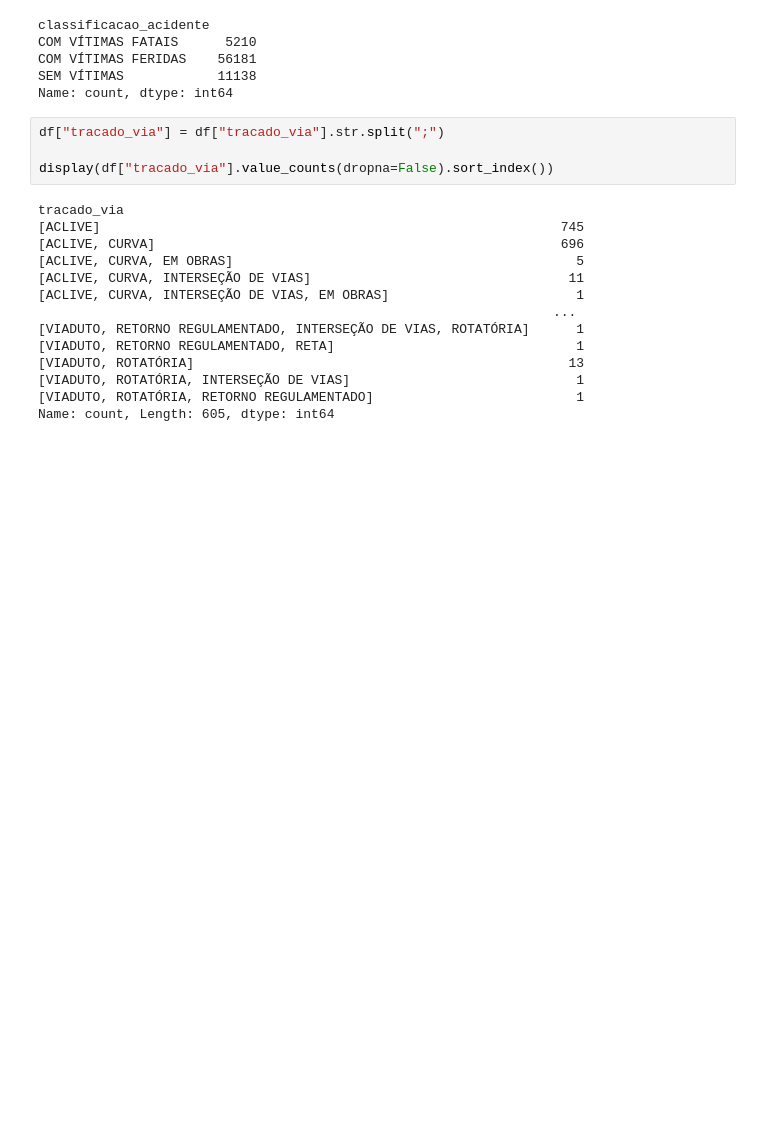
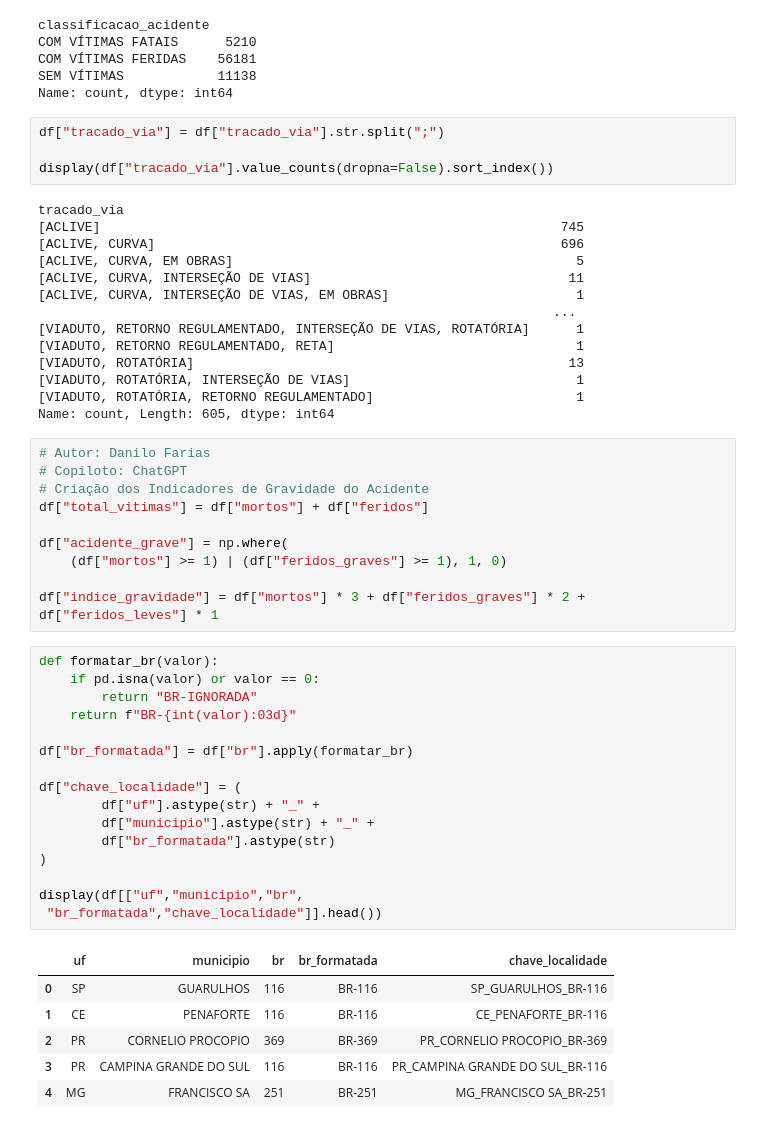
Before and after one commit to marjunior182/FAP-2026-AnaliseDados, a Jupyter notebook: notebook/modulo04.ipynb, the cells around one changed output. Drawn from its saved outputs; the diff is of its cells as text; blank space fills up the shorter version.

```diff
--- a/notebook/modulo04.ipynb
+++ b/notebook/modulo04.ipynb
@@ -492,3 +492,36 @@ tracado_via
 [VIADUTO, ROTATÓRIA, INTERSEÇÃO DE VIAS]                             1
 [VIADUTO, ROTATÓRIA, RETORNO REGULAMENTADO]                          1
 Name: count, Length: 605, dtype: int64
+# %%
+# Autor: Danilo Farias
+# Copiloto: ChatGPT
+# Criação dos Indicadores de Gravidade do Acidente
+df["total_vitimas"] = df["mortos"] + df["feridos"]
+
+df["acidente_grave"] = np.where(
+    (df["mortos"] >= 1) | (df["feridos_graves"] >= 1), 1, 0)
+
+df["indice_gravidade"] = df["mortos"] * 3 + df["feridos_graves"] * 2 + df["feridos_leves"] * 1
+# %%
+def formatar_br(valor):
+    if pd.isna(valor) or valor == 0:
+        return "BR-IGNORADA"
+    return f"BR-{int(valor):03d}"
+
+df["br_formatada"] = df["br"].apply(formatar_br)
+
+df["chave_localidade"] = (
+        df["uf"].astype(str) + "_" +
+        df["municipio"].astype(str) + "_" +
+        df["br_formatada"].astype(str)
+)
+
+display(df[["uf","municipio","br",
+ "br_formatada","chave_localidade"]].head())
+# %% [output]
+|  | uf | municipio | br | br_formatada | chave_localidade |
+| 0 | SP | GUARULHOS | 116 | BR-116 | SP_GUARULHOS_BR-116 |
+| 1 | CE | PENAFORTE | 116 | BR-116 | CE_PENAFORTE_BR-116 |
+| 2 | PR | CORNELIO PROCOPIO | 369 | BR-369 | PR_CORNELIO PROCOPIO_BR-369 |
+| 3 | PR | CAMPINA GRANDE DO SUL | 116 | BR-116 | PR_CAMPINA GRANDE DO SUL_BR-116 |
+| 4 | MG | FRANCISCO SA | 251 | BR-251 | MG_FRANCISCO SA_BR-251 |
```
Also changed, not shown: parts of 3 cells of this notebook.
